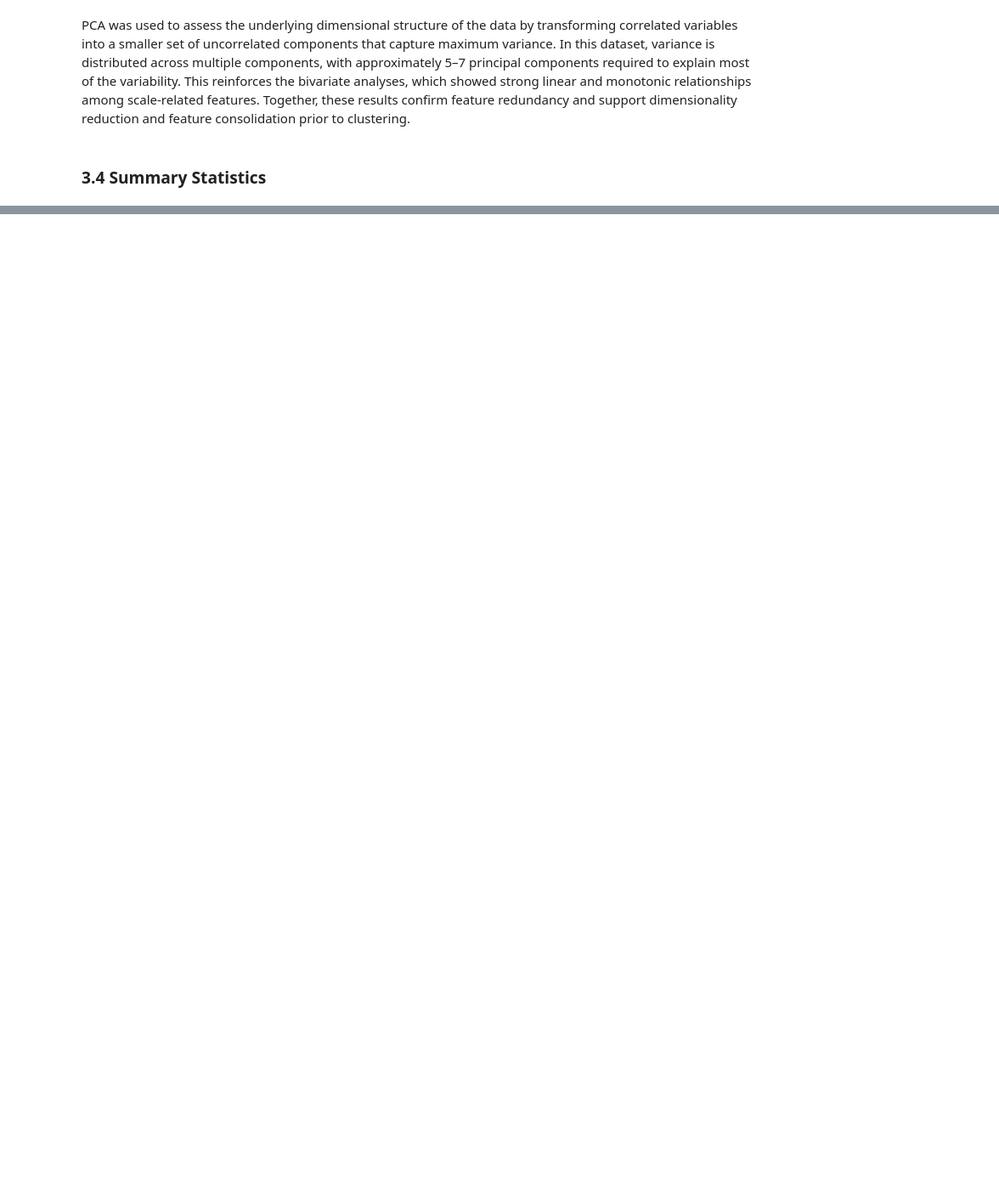
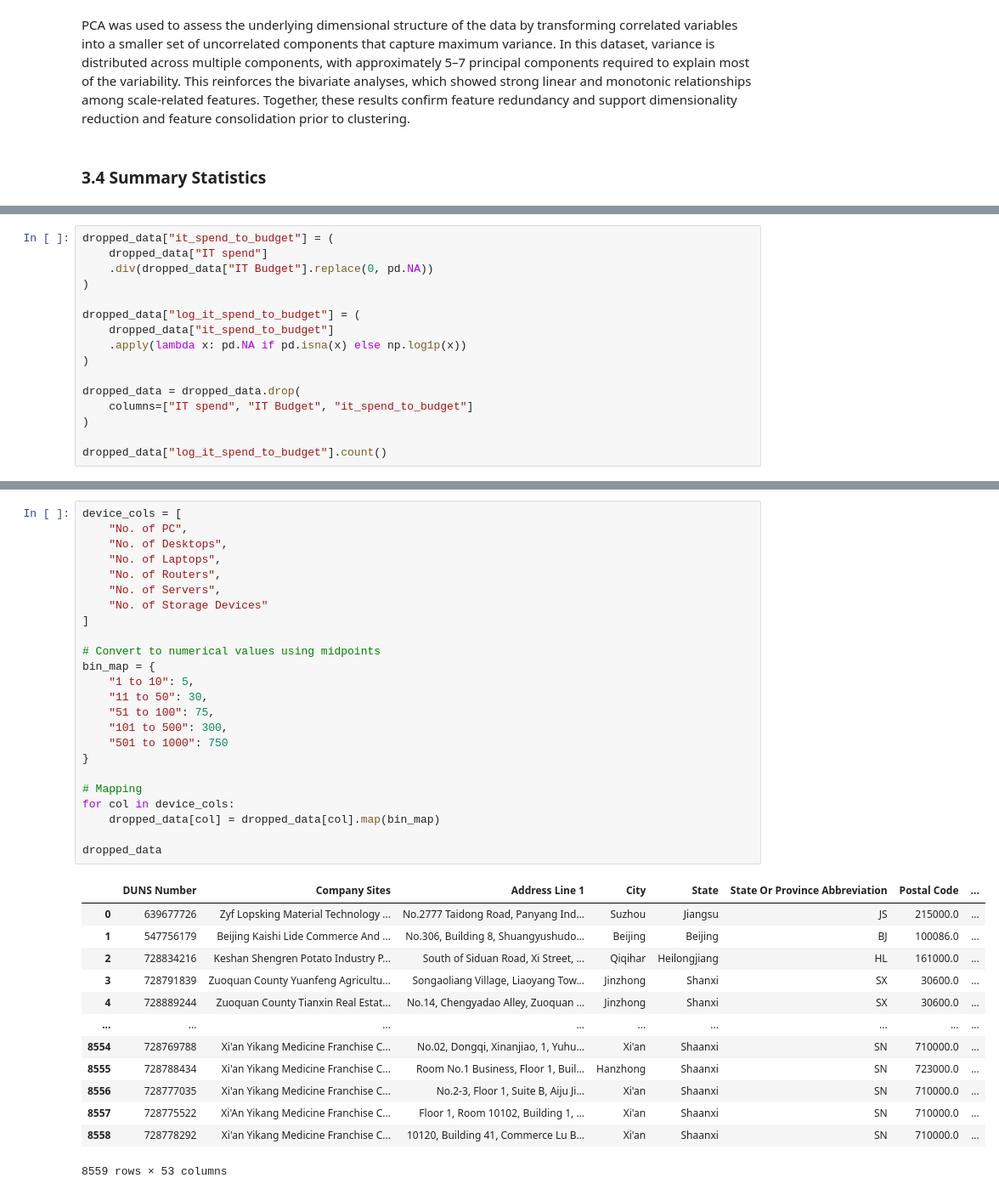
Before and after one commit to racxxhel/Corp_Intelligence, a Jupyter notebook: src/CAT_A_ACC.ipynb, the cells around one changed output, grey strips where cells are left out. Shown at 85% size. Drawn from its saved outputs; the diff is of its cells as text; blank space fills up the shorter version.

```diff
--- a/src/CAT_A_ACC.ipynb
+++ b/src/CAT_A_ACC.ipynb
@@ -514,0 +615,16 @@ PCA was used to assess the underlying dimensional structure of the data by trans
+# %%
+dropped_data["it_spend_to_budget"] = (
+    dropped_data["IT spend"]
+    .div(dropped_data["IT Budget"].replace(0, pd.NA))
+)
+
+dropped_data["log_it_spend_to_budget"] = (
+    dropped_data["it_spend_to_budget"]
+    .apply(lambda x: pd.NA if pd.isna(x) else np.log1p(x))
+)
+
+dropped_data = dropped_data.drop(
+    columns=["IT spend", "IT Budget", "it_spend_to_budget"]
+)
+
+dropped_data["log_it_spend_to_budget"].count()
@@ -514,0 +636,38 @@ PCA was used to assess the underlying dimensional structure of the data by trans
+# %%
+device_cols = [
+    "No. of PC",
+    "No. of Desktops",
+    "No. of Laptops",
+    "No. of Routers",
+    "No. of Servers",
+    "No. of Storage Devices"
+]
+
+# Convert to numerical values using midpoints
+bin_map = {
+    "1 to 10": 5,
+    "11 to 50": 30,
+    "51 to 100": 75,
+    "101 to 500": 300,
+    "501 to 1000": 750
+}
+
+# Mapping
+for col in device_cols:
+    dropped_data[col] = dropped_data[col].map(bin_map)
+
+dropped_data
+# %% [output]
+|  | DUNS Number | Company Sites | Address Line 1 | City | State | State Or Province Abbreviation | Postal Code | ... |
+| 0 | 639677726 | Zyf Lopsking Material Technology ... | No.2777 Taidong Road, Panyang Ind... | Suzhou | Jiangsu | JS | 215000.0 | ... |
+| 1 | 547756179 | Beijing Kaishi Lide Commerce And ... | No.306, Building 8, Shuangyushudo... | Beijing | Beijing | BJ | 100086.0 | ... |
+| 2 | 728834216 | Keshan Shengren Potato Industry P... | South of Siduan Road, Xi Street, ... | Qiqihar | Heilongjiang | HL | 161000.0 | ... |
+| 3 | 728791839 | Zuoquan County Yuanfeng Agricultu... | Songaoliang Village, Liaoyang Tow... | Jinzhong | Shanxi | SX | 30600.0 | ... |
+| 4 | 728889244 | Zuoquan County Tianxin Real Estat... | No.14, Chengyadao Alley, Zuoquan ... | Jinzhong | Shanxi | SX | 30600.0 | ... |
+| ... | ... | ... | ... | ... | ... | ... | ... | ... |
+| 8554 | 728769788 | Xi'an Yikang Medicine Franchise C... | No.02, Dongqi, Xinanjiao, 1, Yuhu... | Xi'an | Shaanxi | SN | 710000.0 | ... |
+| 8555 | 728788434 | Xi'an Yikang Medicine Franchise C... | Room No.1 Business, Floor 1, Buil... | Hanzhong | Shaanxi | SN | 723000.0 | ... |
+| 8556 | 728777035 | Xi'an Yikang Medicine Franchise C... | No.2-3, Floor 1, Suite B, Aiju Ji... | Xi'an | Shaanxi | SN | 710000.0 | ... |
+| 8557 | 728775522 | Xi'An Yikang Medicine Franchise C... | Floor 1, Room 10102, Building 1, ... | Xi'an | Shaanxi | SN | 710000.0 | ... |
+| 8558 | 728778292 | Xi'an Yikang Medicine Franchise C... | 10120, Building 41, Commerce Lu B... | Xi'an | Shaanxi | SN | 710000.0 | ... |
+8559 rows × 53 columns
```
Also changed, not shown: parts of 21 cells of this notebook.
